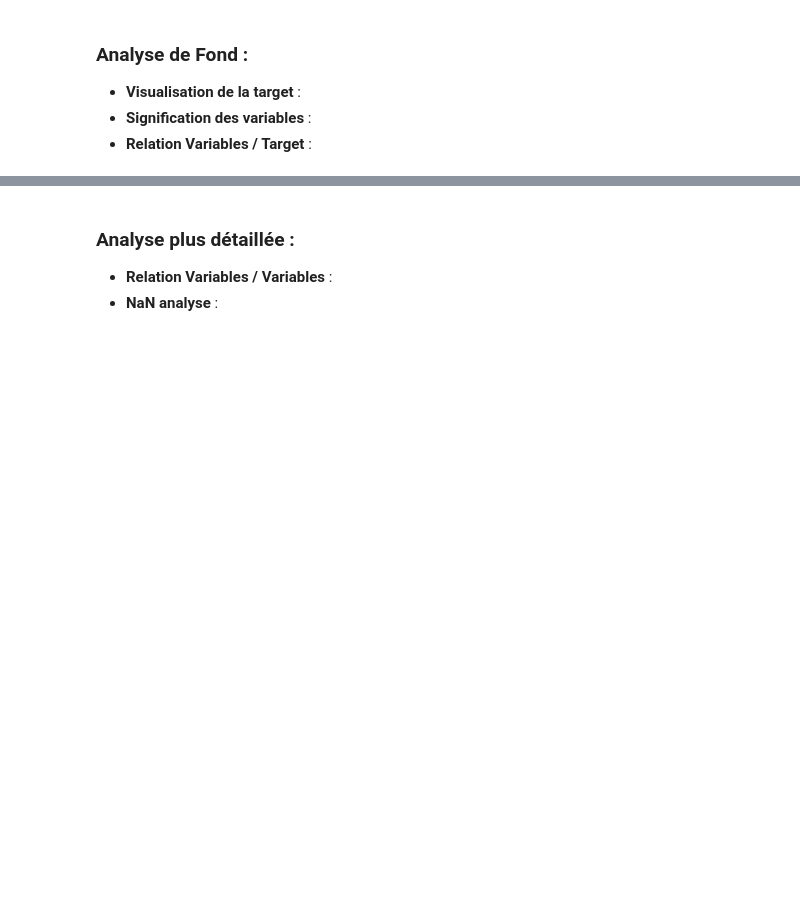
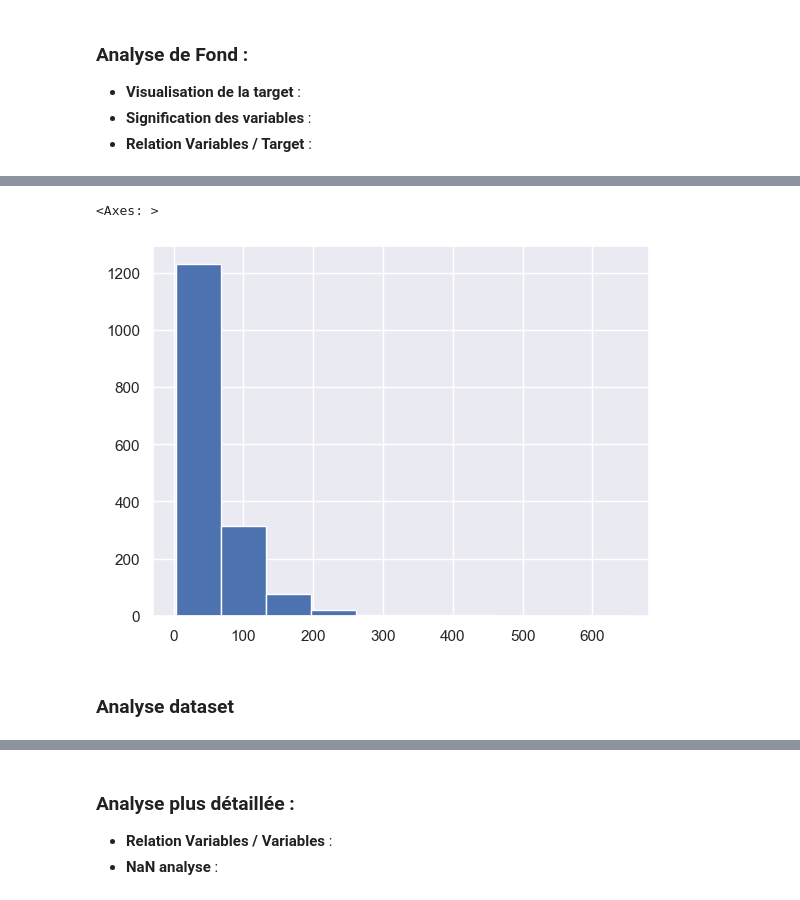
Before and after one commit to Zhuanu/Projet-DALAS, a Jupyter notebook: eda.ipynb, the cells around one changed output, grey strips where cells are left out. Drawn from its saved outputs; the diff is of its cells as text; code cells hidden in the pictures; blank space fills up the shorter version.

```diff
--- a/eda.ipynb
+++ b/eda.ipynb
@@ -188,0 +219,7 @@ sns.pairplot(new_df, hue='Cluster')
+# %%
+df["Surface (m2)"].hist()
+# %% [output]
+<Axes: >
+[figure, added]
+# %% [markdown]
+### Analyse dataset
```
Also changed, not shown: parts of 20 cells of this notebook.
